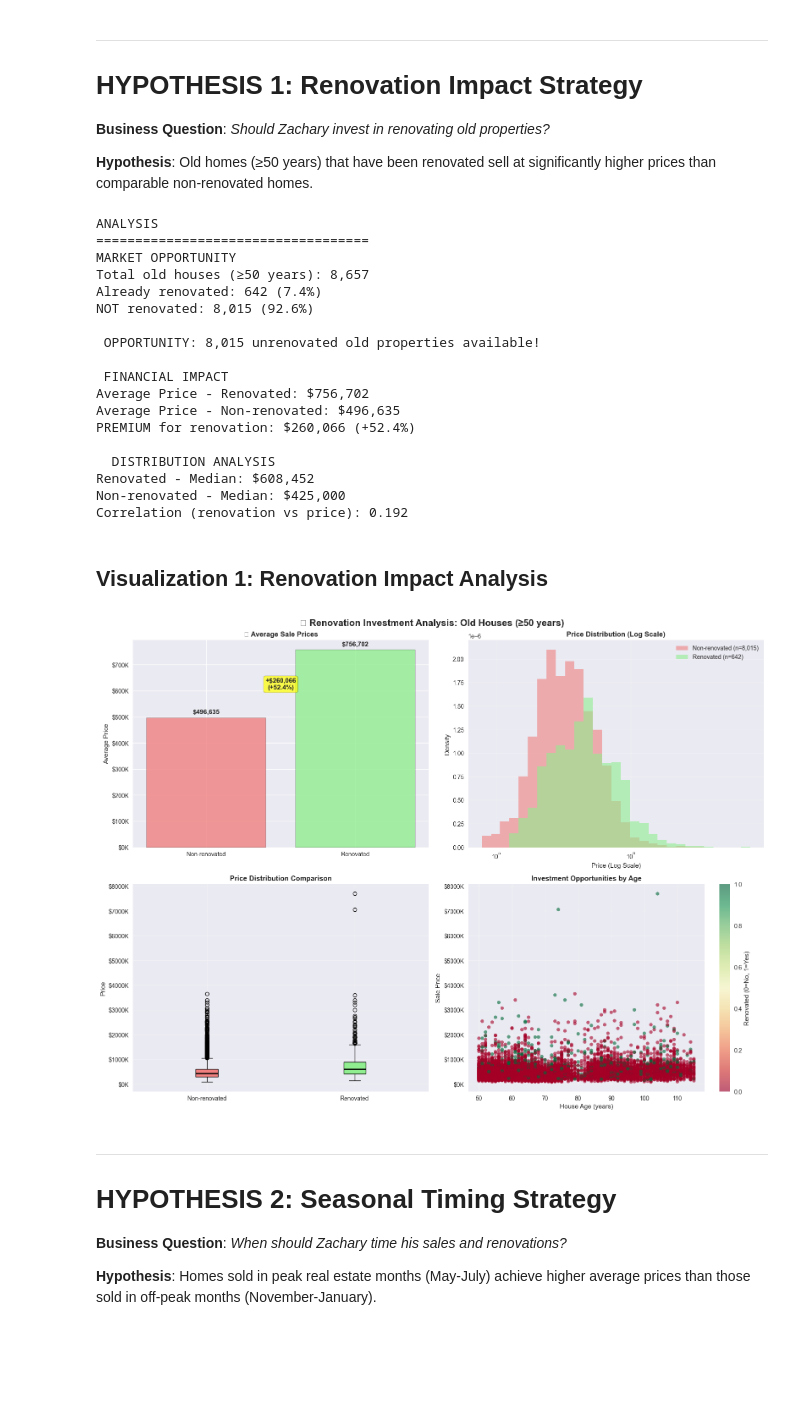
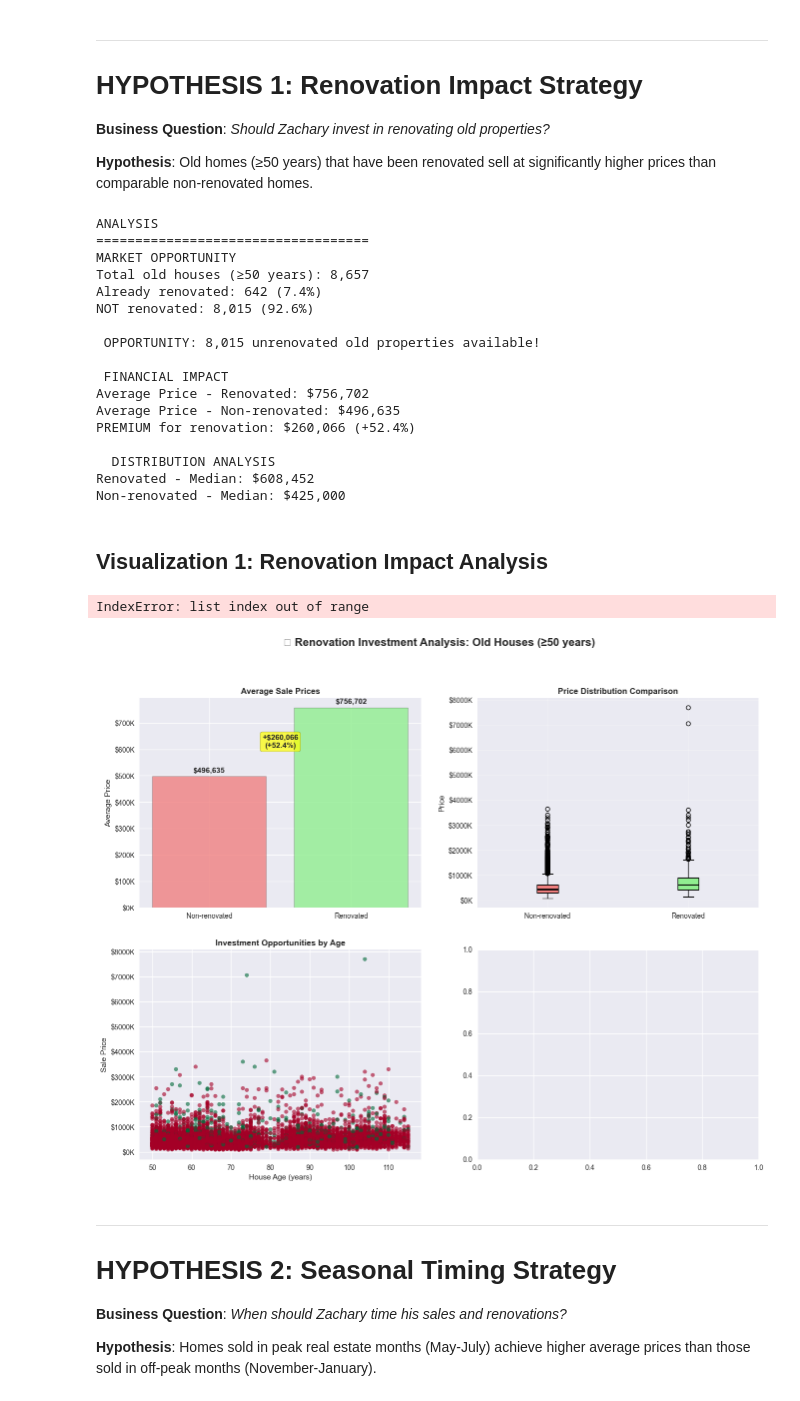
Before and after one commit to mauriciosalazar/ds-eda-project, a Jupyter notebook: EDA-Mauricio.ipynb, the cells around one changed output. Cells and saved outputs as stored; diff of their text form; code cells hidden in the pictures; blank space fills up the shorter version.

```diff
--- a/EDA-Mauricio.ipynb
+++ b/EDA-Mauricio.ipynb
@@ -195,11 +186,10 @@ print(f"Average Price - Renovated: ${renovated_avg:,.0f}")
 print(f"Average Price - Non-renovated: ${non_renovated_avg:,.0f}")
 print(f"PREMIUM for renovation: ${price_premium:,.0f} (+{roi_percentage:.1f}%)")
 
-# Statistical measures
+
 print(f"\n  DISTRIBUTION ANALYSIS")
 print(f"Renovated - Median: ${renovated_old['price'].median():,.0f}")
 print(f"Non-renovated - Median: ${non_renovated_old['price'].median():,.0f}")
-print(f"Correlation (renovation vs price): {old_houses['renovated'].corr(old_houses['price']):.3f}")
 # %% [output]
 ANALYSIS
 ===================================
@@ -218,7 +208,6 @@ PREMIUM for renovation: $260,066 (+52.4%)
   DISTRIBUTION ANALYSIS
 Renovated - Median: $608,452
 Non-renovated - Median: $425,000
-Correlation (renovation vs price): 0.192
 # %% [markdown]
 ##  **Visualization 1: Renovation Impact Analysis**
 # %%
@@ -235,62 +224,46 @@ bars1 = ax1.bar(categories, avg_prices, color=colors, alpha=0.8, edgecolor='blac
 ax1.set_title('Average Sale Prices', fontweight='bold')
 ax1.set_ylabel('Average Price')
 ax1.yaxis.set_major_formatter(FuncFormatter(currency_formatter))
 
 # Add value labels on bars
 for bar, price in zip(bars1, avg_prices):
     ax1.text(bar.get_x() + bar.get_width()/2, bar.get_height() + 10000,
              f'${price:,.0f}', ha='center', va='bottom', fontweight='bold')
 
 # Add premium annotation
 ax1.annotate(f'+${price_premium:,.0f}\n(+{roi_percentage:.1f}%)',
              xy=(0.5, max(avg_prices)*0.8), ha='center',
              bbox=dict(boxstyle="round,pad=0.3", facecolor="yellow", alpha=0.7),
              fontsize=11, fontweight='bold')
 
-# 2. Better histogram with log scale and proper bins
-# Use log transform to handle skewness
-log_bins = np.logspace(np.log10(old_houses['price'].min()),
-                      np.log10(old_houses['price'].max()), 30)
-
-ax2.hist(non_renovated_old['price'], bins=log_bins, alpha=0.6,
-         label=f'Non-renovated (n={len(non_renovated_old):,})',
-         color='lightcoral', density=True)
-ax2.hist(renovated_old['price'], bins=log_bins, alpha=0.6,
-         label=f'Renovated (n={len(renovated_old):,})',
-         color='lightgreen', density=True)
-ax2.set_xscale('log')
-ax2.set_title('Price Distribution (Log Scale)', fontweight='bold')
-ax2.set_xlabel('Price (Log Scale)')
-ax2.set_ylabel('Density')
-ax2.legend()
-ax2.grid(True, alpha=0.3)
 
 # 3. Box plot with better scaling
 box_data = [non_renovated_old['price'], renovated_old['price']]
-bp = ax3.boxplot(box_data, labels=categories, patch_artist=True,
+bp = ax2.boxplot(box_data, labels=categories, patch_artist=True,
                  medianprops=dict(color='black', linewidth=2))
 bp['boxes'][0].set_facecolor('lightcoral')
 bp['boxes'][1].set_facecolor('lightgreen')
-ax3.set_title('Price Distribution Comparison', fontweight='bold')
-ax3.set_ylabel('Price')
-ax3.yaxis.set_major_formatter(FuncFormatter(currency_formatter))
-ax3.grid(True, alpha=0.3)
+ax2.set_title('Price Distribution Comparison', fontweight='bold')
+ax2.set_ylabel('Price')
+ax2.yaxis.set_major_formatter(FuncFormatter(currency_formatter))
+ax2.grid(True, alpha=0.3)
 
 # 4. Market opportunity scatter plot
-ax4.scatter(old_houses['house_age'], old_houses['price'],
+ax3.scatter(old_houses['house_age'], old_houses['price'],
            c=old_houses['renovated'], cmap='RdYlGn', alpha=0.6, s=30)
-ax4.set_title('Investment Opportunities by Age', fontweight='bold')
-ax4.set_xlabel('House Age (years)')
-ax4.set_ylabel('Sale Price')
-ax4.yaxis.set_major_formatter(FuncFormatter(currency_formatter))
+ax3.set_title('Investment Opportunities by Age', fontweight='bold')
+ax3.set_xlabel('House Age (years)')
+ax3.set_ylabel('Sale Price')
+ax3.yaxis.set_major_formatter(FuncFormatter(currency_formatter))
 cbar = plt.colorbar(ax4.collections[0], ax=ax4)
 cbar.set_label('Renovated (0=No, 1=Yes)')
-ax4.grid(True, alpha=0.3)
+ax3.grid(True, alpha=0.3)
 
 plt.tight_layout()
 plt.show()
 # %% [output]
+IndexError: list index out of range
-[figure, old version]
+[figure, new version]
 # %% [markdown]
 ---
 
```
Also changed, not shown: parts of 7 cells of this notebook, 1 other file.
